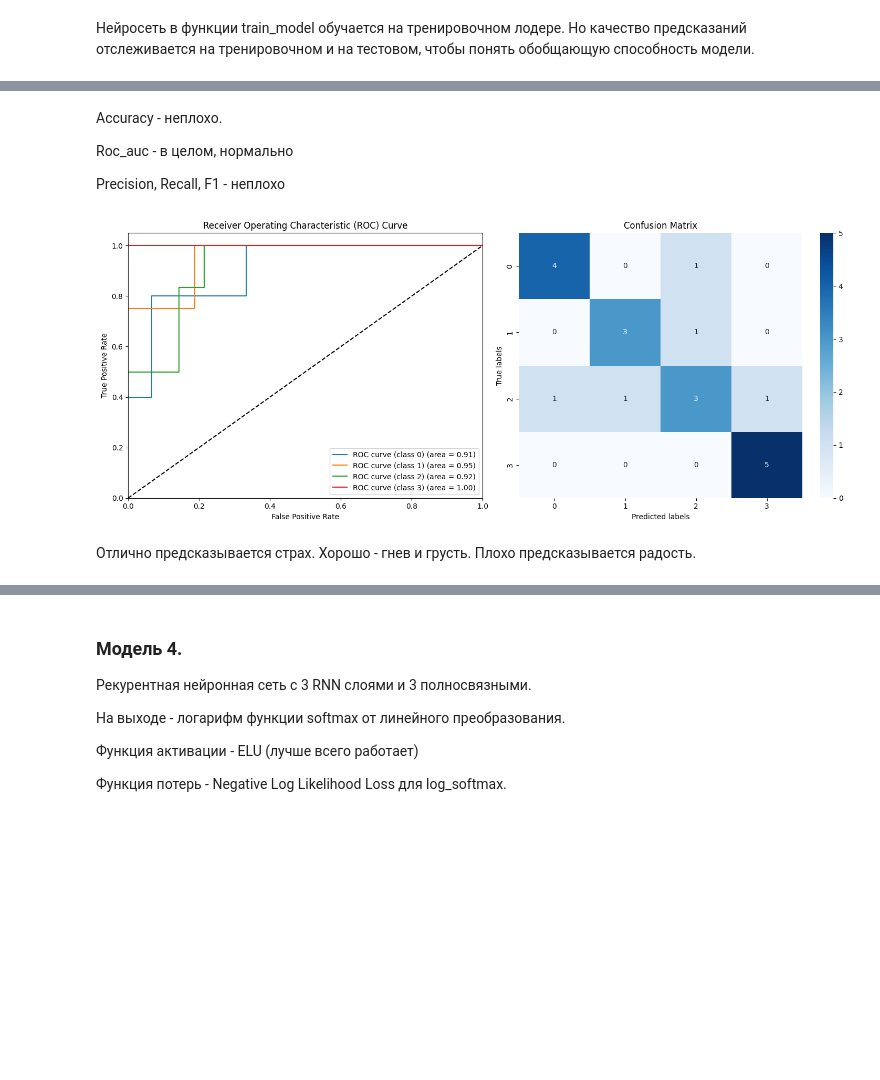
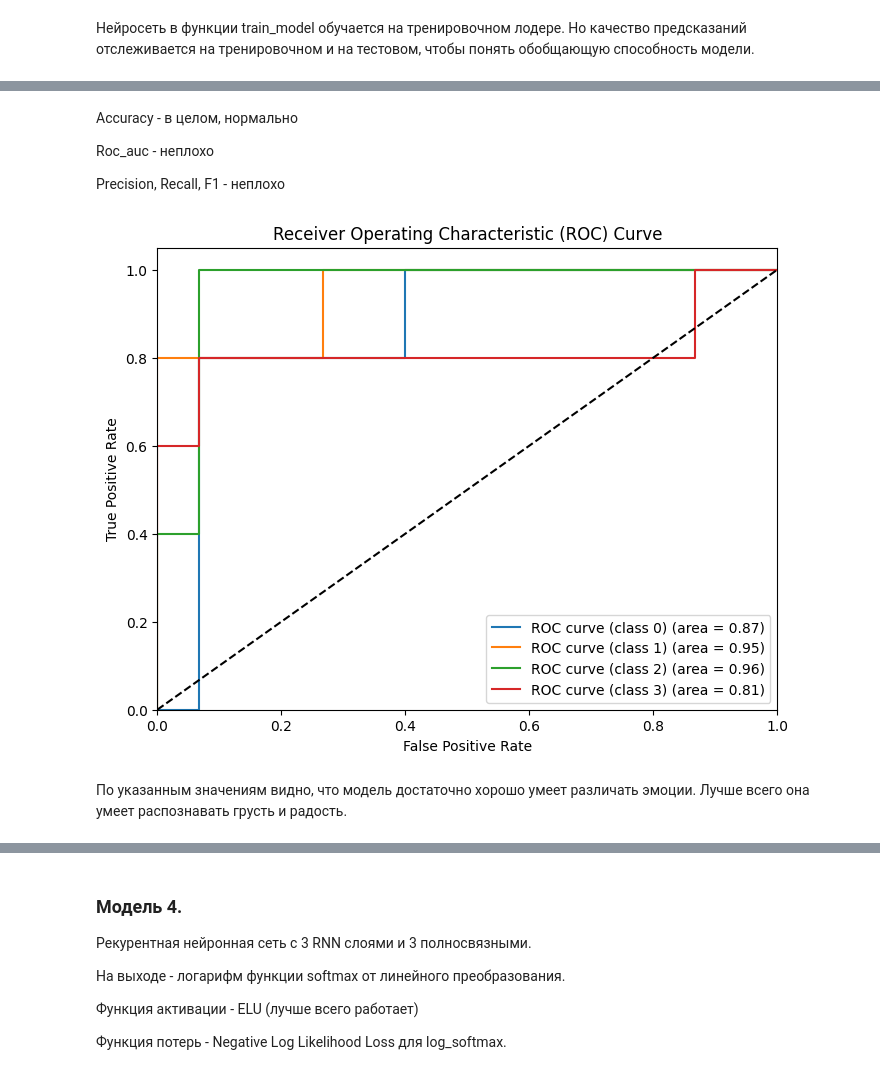
Before and after one commit to nastya03iva/TimeSeries, a Jupyter notebook: final_project.ipynb, the cells around one changed output, grey strips where cells are left out. Drawn from its saved outputs; the diff is of its cells as text; code cells hidden in the pictures; blank space fills up the shorter version.

```diff
--- a/final_project.ipynb
+++ b/final_project.ipynb
@@ -520,17 +557,31 @@ class LSTMModel(nn.Module):
     def __init__(self):
         super(LSTMModel, self).__init__()
         self.hidden_size = 128
-        self.num_layers = 2
-        self.lstm = nn.LSTM(1, 128, 2, batch_first=True, dropout=0.2)
-        self.fc = nn.Linear(128, 4)
+        self.num_layers = 3
+
+        self.conv1 = nn.Conv1d(in_channels=1, out_channels=128, kernel_size=5, stride=2, padding=2)
+        self.leakyelu = nn.LeakyReLU(negative_slope=0.2)
+        self.maxpool = nn.MaxPool1d(kernel_size=2)
+
+        self.lstm = nn.LSTM(128, self.hidden_size, self.num_layers, batch_first=True, dropout=0.2)
+        self.fc = nn.Linear(self.hidden_size, 4)
 
     def forward(self, x):
         batch_size = x.size(0)
         seq_len = x.size(1)
+
         x = x.view(batch_size, seq_len, -1)
+
+        x = x.permute(0, 2, 1)
+        x = self.conv1(x)
+        x = self.leakyelu(x)
+        x = self.maxpool(x)
+        x = x.permute(0, 2, 1)
+
         h0 = torch.zeros(self.num_layers, batch_size, self.hidden_size).to(x.device)
         c0 = torch.zeros(self.num_layers, batch_size, self.hidden_size).to(x.device)
         out, _ = self.lstm(x, (h0, c0))
+
         out = self.fc(out[:, -1, :])
         out = F.log_softmax(out, dim=1)
         return out
@@ -577,8 +619,8 @@ def train_model(model, loader, loss_fn, optimizer, n_epochs):
 # %%
 loss_fn = nn.NLLLoss()
 model = LSTMModel()
-optimizer = optim.Adam(model.parameters(), lr=0.001)
+optimizer = optim.AdamW(model.parameters())
 # %%
 n_epochs = 100
-train_model(model, train_dataloader, loss_fn, optimizer, n_epochs)
+model = train_model(model, train_dataloader, loss_fn, optimizer, n_epochs)
 # %% [output]
@@ -641,7 +683,7 @@ def get_predictions(model, dataloader):
 
     return predictions, true_labels, y_pred_prob
 # %%
-def view_metric_nn(y_test, y_pred_proba):
+def view_roc_curve_nn(y_test, y_pred_proba):
     fpr = dict()
     tpr = dict()
     roc_auc = dict()
@@ -651,10 +693,7 @@ def view_metric_nn(y_test, y_pred_proba):
         fpr[i], tpr[i], _ = roc_curve(y_test, [pred[i] for pred in y_pred_proba], pos_label=i)
         roc_auc[i] = auc(fpr[i], tpr[i])
 
-    plt.figure(figsize=(15, 6))
-
-    # ROC curve
-    plt.subplot(1, 2, 1)
+    plt.figure(figsize=(8, 6))
     for i in range(n_classes):
         plt.plot(fpr[i], tpr[i], label=f'ROC curve (class {i}) (area = {roc_auc[i]:0.2f})')
     plt.plot([0, 1], [0, 1], 'k--')
@@ -664,17 +703,6 @@ def view_metric_nn(y_test, y_pred_proba):
     plt.ylabel('True Positive Rate')
     plt.title('Receiver Operating Characteristic (ROC) Curve')
     plt.legend(loc="lower right")
-
-    # Confusion Matrix
-    plt.subplot(1, 2, 2)
-    y_pred = np.argmax(y_pred_proba, axis=1)
-    conf_matrix = confusion_matrix(y_test, y_pred)
-    sns.heatmap(conf_matrix, annot=True, cmap='Blues', fmt='g')
-    plt.xlabel('Predicted labels')
-    plt.ylabel('True labels')
-    plt.title('Confusion Matrix')
-
-    plt.tight_layout()
     plt.show()
 # %%
 test_predictions, true_labels, y_pred_prob = get_predictions(model, test_dataloader)
@@ -701,12 +729,12 @@ F1 Score: 0.740909090909091
 # %% [markdown]
-Accuracy - неплохо.
+Accuracy - в целом, нормально
 
-Roc_auc - в целом, нормально
+Roc_auc - неплохо
 
 Precision, Recall, F1 - неплохо
 # %%
-view_metric_nn(true_labels, y_pred_prob)
+view_roc_curve_nn(true_labels, y_pred_prob)
 # %% [output]
-[figure, old version]
+[figure, new version]
-# %% [markdown]
-Отлично предсказывается страх. Хорошо - гнев и грусть. Плохо предсказывается радость.
+# %% [markdown]
+По указанным значениям видно, что модель достаточно хорошо умеет различать эмоции. Лучше всего она умеет распознавать грусть и радость.
```
Also changed, not shown: parts of 70 cells of this notebook.
